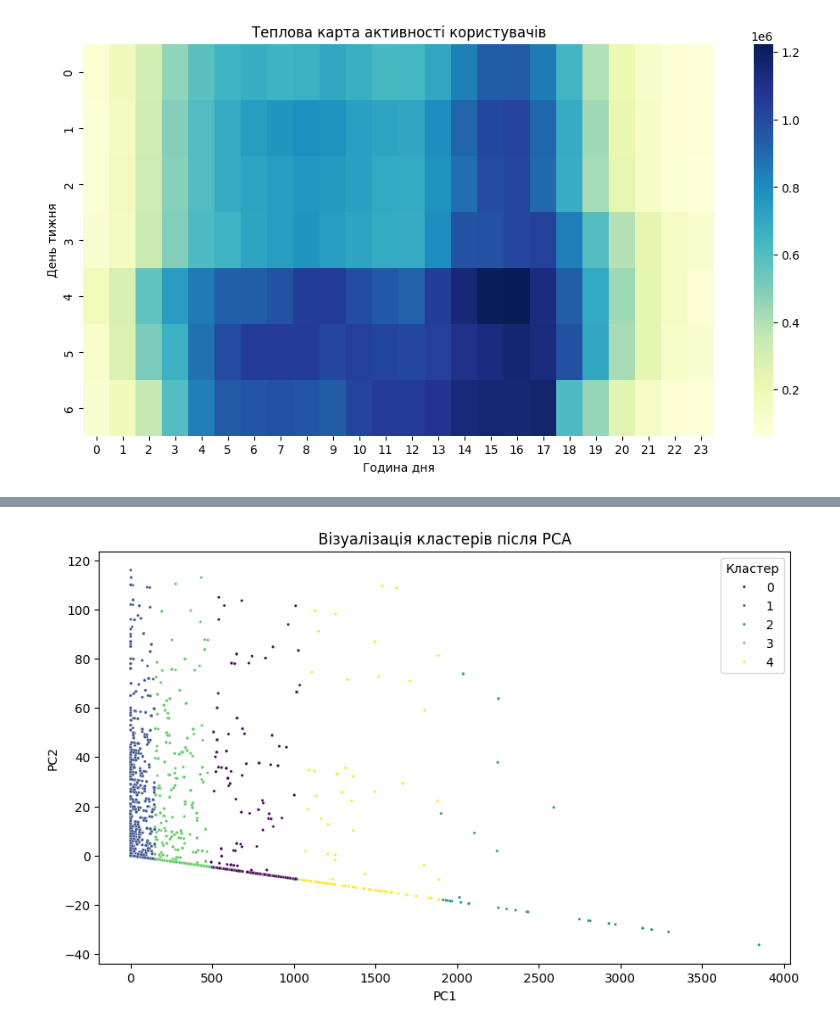
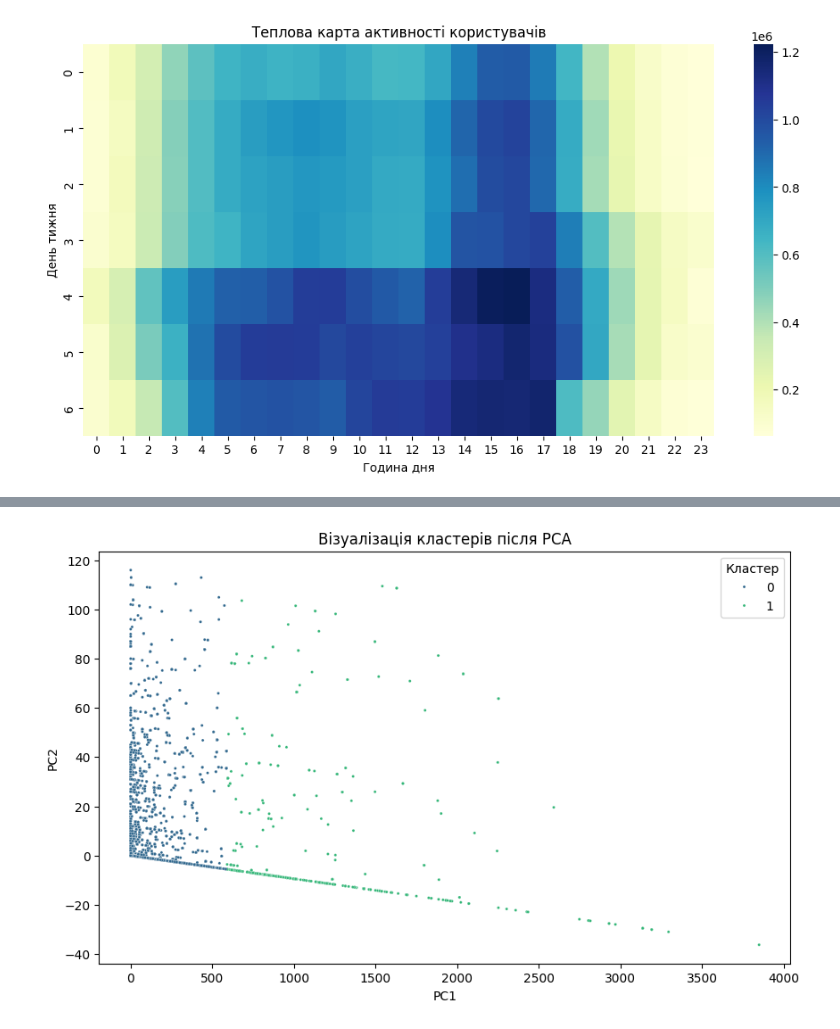
Before and after one commit to EyR1oN/big-data, a Jupyter notebook: Project.ipynb, the cells around one changed output, grey strips where cells are left out. Saved outputs shown, nothing was run; the diff lists cells and outputs as text; code cells hidden in the pictures.

```diff
--- a/Project.ipynb
+++ b/Project.ipynb
@@ -238,3 +314,24 @@ input_cols = ['event_type', 'price_normalized', 'hour', 'day_of_week', 'category
 # Створення вектора ознак
 assembler = VectorAssembler(inputCols=input_cols, outputCol='features')
 assembled_data = assembler.transform(spark_df)
+# %%
+# Визначення оптимального k за допомогою методу "ліктя" та аналізу силуетів
+cost = []
+silhouette_scores = []
+k_values = range(2, 10)  # Можна змінити діапазон за потреби
+
+for k in k_values:
+    kmeans = KMeans().setK(k).setSeed(1)
+    model = kmeans.fit(assembled_data.select('features'))
+    predictions = model.transform(assembled_data)
+
+    # Обчислення WSSSE (Within Set Sum of Squared Errors)
+    wssse = model.summary.trainingCost
+    cost.append(wssse)
+
+    # Обчислення коефіцієнта силуету
+    evaluator = ClusteringEvaluator()
+    silhouette = evaluator.evaluate(predictions)
+    silhouette_scores.append(silhouette)
+
+    print(f"Для k = {k}, WSSSE = {wssse}, Коефіцієнт силуету = {silhouette}")
@@ -240,0 +367,4 @@ assembled_data = assembler.transform(spark_df)
+# %%
+# Вибір оптимального k на основі максимального коефіцієнта силуету
+optimal_k = k_values[silhouette_scores.index(max(silhouette_scores))]
+print(f"Оптимальна кількість кластерів: {optimal_k}")
@@ -241,11 +373,7 @@ assembled_data = assembler.transform(spark_df)
 # %%
-# Вибір кількості кластерів K
-k = 5
+# Навчання моделі KMeans з оптимальним k
 
-# Ініціалізація KMeans моделі
-kmeans = KMeans().setK(k).setSeed(1)
-
-# Навчання моделі
+kmeans = KMeans().setK(optimal_k).setSeed(1)
 model = kmeans.fit(assembled_data.select('features'))
 
 # Отримання передбачень кластерів
@@ -325,28 +471,23 @@ prediction
 # %%
 # Візуалізація кластерів за двома головними компонентами
-from pyspark.ml.feature import PCA
 
 # Виконання PCA для зменшення розмірності до 2 компонентів
 pca = PCA(k=2, inputCol="features", outputCol="pcaFeatures")
 pca_model = pca.fit(clusters)
 pca_result = pca_model.transform(clusters)
 
-# Додавання передбачень кластерів вже присутнє в pca_result
-# Вибірка необхідних стовпців
-pca_result = pca_result.select("pcaFeatures", "prediction")
-
-# Перетворення в Pandas DataFrame (з обмеженням кількості записів для уникнення проблем з пам'яттю)
-pca_pd = pca_result.limit(10000).toPandas()
+# Перетворення в Pandas DataFrame для візуалізації
+pca_pd = pca_result.select("pcaFeatures", "prediction").limit(10000).toPandas()
 pca_pd[['pc1', 'pc2']] = pd.DataFrame(pca_pd['pcaFeatures'].tolist(), index=pca_pd.index)
 
 # Візуалізація
 plt.figure(figsize=(10, 6))
 sns.scatterplot(x='pc1', y='pc2', hue='prediction', data=pca_pd, palette='viridis', s=5)
 plt.title('Візуалізація кластерів після PCA')
 plt.xlabel('PC1')
 plt.ylabel('PC2')
 plt.legend(title='Кластер')
 plt.show()
 # %% [output]
-[figure, old version]
+[figure, new version]
 # %%
```
Also changed, not shown: parts of 24 cells of this notebook.
